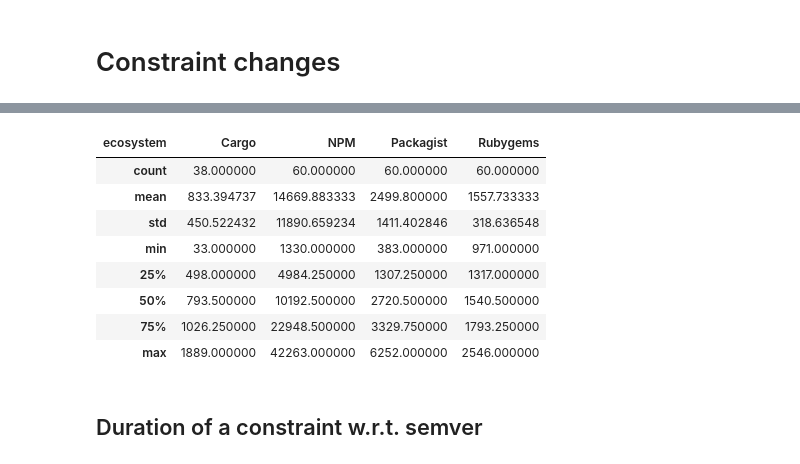
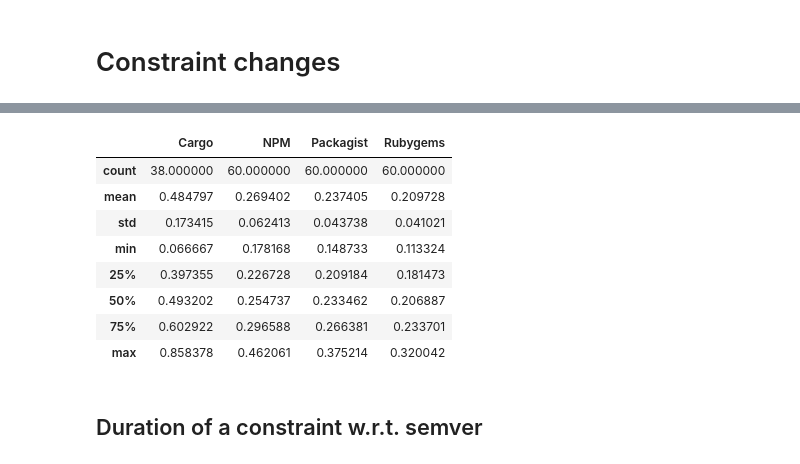
Before and after one commit to AlexandreDecan/secos-constraints, a Jupyter notebook: notebooks/Semver compliance.ipynb, the cells around one changed output, grey strips where cells are left out. Cells and saved outputs as stored; diff of their text form; code cells hidden in the pictures.

```diff
--- a/notebooks/Semver compliance.ipynb
+++ b/notebooks/Semver compliance.ipynb
@@ -413,14 +464,17 @@ for i, ecosystem in enumerate(ECOSYSTEMS):
         [lambda d: d['dev']]
         .assign(n=1)
         .groupby(pandas.Grouper(key='date', freq='M'))
-        [['compliant', 'permissive', 'restrictive', 'n']]
+        [['compliant', 'permissive', 'restrictive', 'semver_compliant', 'n']]
         .sum()
         [lambda d: d['n'] > 0]
         .apply(lambda d: d / d['n'], axis=1)
-        [['compliant', 'permissive', 'restrictive']]
+        .rename(columns={'semver_compliant': 'semver'})
+        [['compliant', 'permissive', 'restrictive', 'semver']]
     )
 
-    data[ecosystem].plot(ax=ax, legend=False, color=SEC_PALETTE)
+    data[ecosystem][['compliant', 'permissive', 'restrictive']].plot(ax=ax, legend=False, color=SEC_PALETTE)
+    data[ecosystem][['semver']].plot(ax=ax, legend=False, color=SEC_PALETTE[3], style='--')
+
     ax.set(
         title=ecosystem,
         xlabel='',
@@ -479,22 +536,21 @@ savefig(fig, 'change_monthly_evolution')
 # %%
-(
-    df_temp
+pandas.concat([
+    data[ecosystem]
     .reset_index()
     [lambda d: d['date'].between(*DATE_RANGE)]
-    .set_index('date')
-    .pivot(columns='ecosystem', values='version')
+    .assign(ecosystem=ecosystem)
     .describe()
-)
+for ecosystem in ECOSYSTEMS], axis=1)
 # %% [output]
-| ecosystem | Cargo | NPM | Packagist | Rubygems |
+|  | Cargo | NPM | Packagist | Rubygems |
 | count | 38.000000 | 60.000000 | 60.000000 | 60.000000 |
-| mean | 833.394737 | 14669.883333 | 2499.800000 | 1557.733333 |
-| std | 450.522432 | 11890.659234 | 1411.402846 | 318.636548 |
-| min | 33.000000 | 1330.000000 | 383.000000 | 971.000000 |
-| 25% | 498.000000 | 4984.250000 | 1307.250000 | 1317.000000 |
-| 50% | 793.500000 | 10192.500000 | 2720.500000 | 1540.500000 |
-| 75% | 1026.250000 | 22948.500000 | 3329.750000 | 1793.250000 |
-| max | 1889.000000 | 42263.000000 | 6252.000000 | 2546.000000 |
+| mean | 0.484797 | 0.269402 | 0.237405 | 0.209728 |
+| std | 0.173415 | 0.062413 | 0.043738 | 0.041021 |
+| min | 0.066667 | 0.178168 | 0.148733 | 0.113324 |
+| 25% | 0.397355 | 0.226728 | 0.209184 | 0.181473 |
+| 50% | 0.493202 | 0.254737 | 0.233462 | 0.206887 |
+| 75% | 0.602922 | 0.296588 | 0.266381 | 0.233701 |
+| max | 0.858378 | 0.462061 | 0.375214 | 0.320042 |
 # %% [markdown]
 ## Duration of a constraint w.r.t. semver
 # %% [markdown]
```
Also changed, not shown: parts of 14 cells of this notebook.
